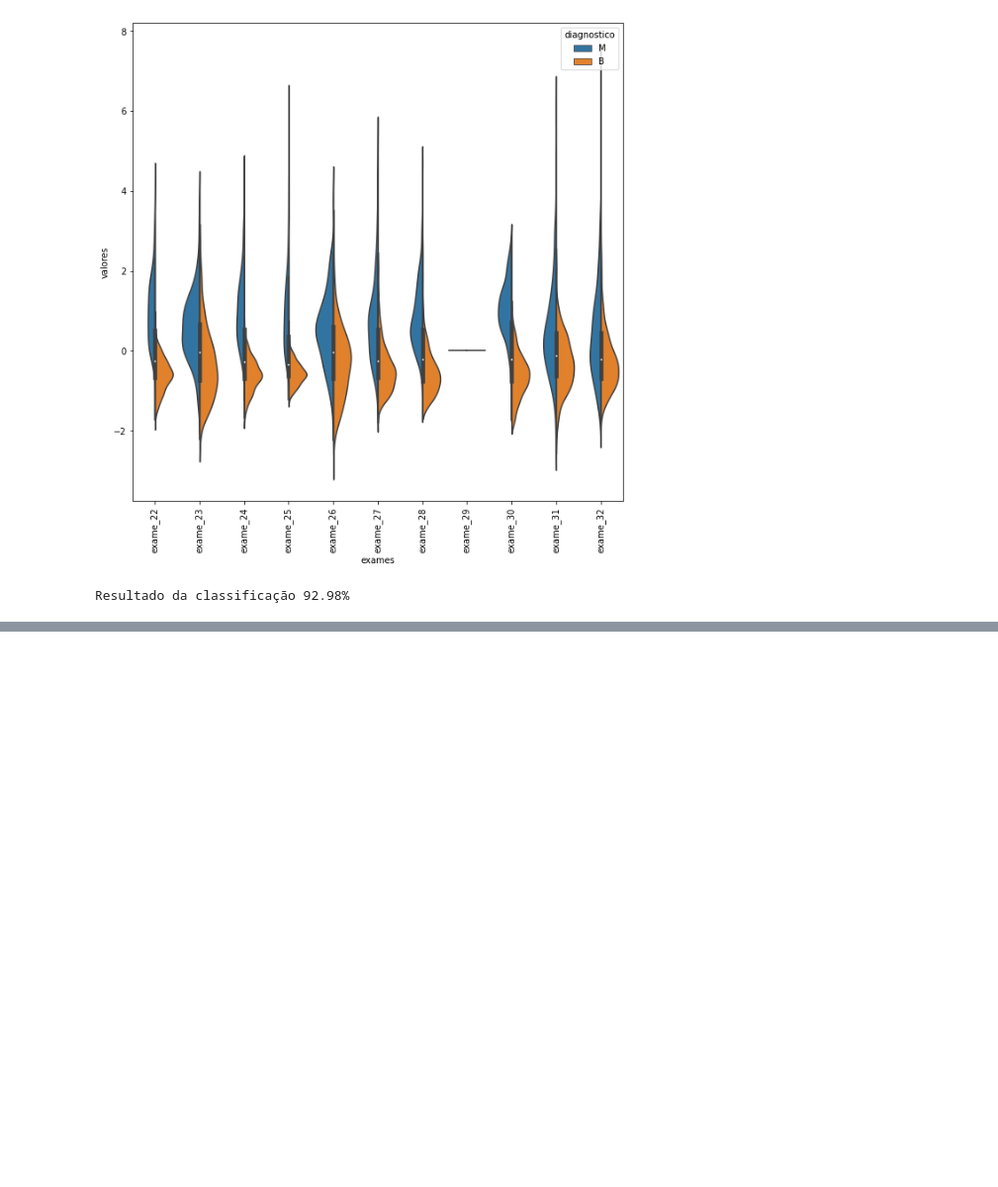
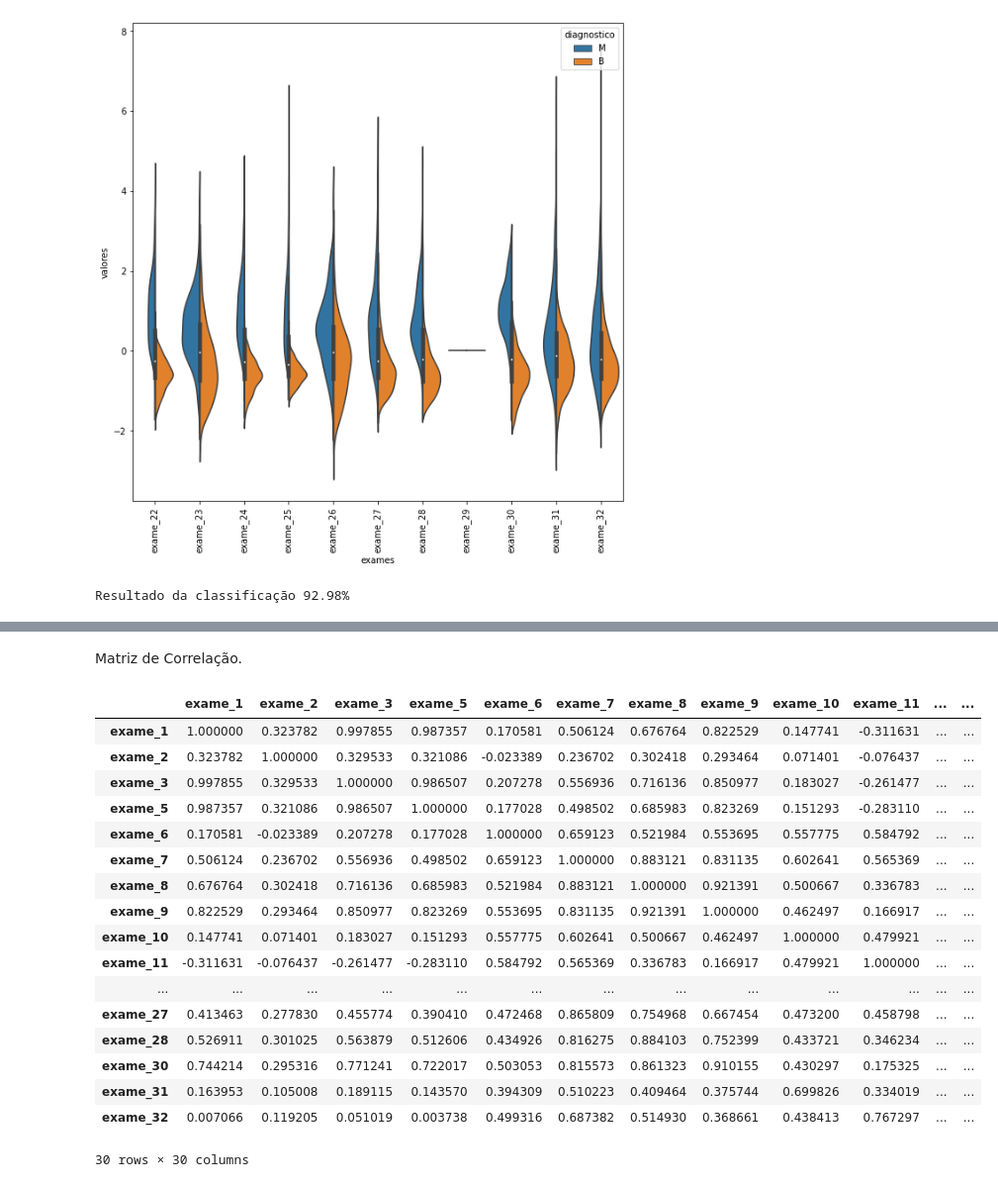
Before and after one commit to gustavocastrow/alura-machine-learning, a Jupyter notebook: machine-learning-lidando-com-dados-de-muitas-dimensões/alura_care.ipynb, the cells around one changed output, grey strips where cells are left out. Shown at 99% size. Drawn from its saved outputs; the diff is of its cells as text; code cells hidden in the pictures; blank space fills up the shorter version.

```diff
--- a/machine-learning-lidando-com-dados-de-muitas-dimensões/alura_care.ipynb
+++ b/machine-learning-lidando-com-dados-de-muitas-dimensões/alura_care.ipynb
@@ -173,0 +190,23 @@ Resultado da classificação 92.98%
+# %% [markdown]
+Matriz de Correlação.
+# %%
+valores_exames_v3.corr()
+# %% [output]
+|  | exame_1 | exame_2 | exame_3 | exame_5 | exame_6 | exame_7 | exame_8 | exame_9 | exame_10 | exame_11 | ... | ... |
+| exame_1 | 1.000000 | 0.323782 | 0.997855 | 0.987357 | 0.170581 | 0.506124 | 0.676764 | 0.822529 | 0.147741 | -0.311631 | ... | ... |
+| exame_2 | 0.323782 | 1.000000 | 0.329533 | 0.321086 | -0.023389 | 0.236702 | 0.302418 | 0.293464 | 0.071401 | -0.076437 | ... | ... |
+| exame_3 | 0.997855 | 0.329533 | 1.000000 | 0.986507 | 0.207278 | 0.556936 | 0.716136 | 0.850977 | 0.183027 | -0.261477 | ... | ... |
+| exame_5 | 0.987357 | 0.321086 | 0.986507 | 1.000000 | 0.177028 | 0.498502 | 0.685983 | 0.823269 | 0.151293 | -0.283110 | ... | ... |
+| exame_6 | 0.170581 | -0.023389 | 0.207278 | 0.177028 | 1.000000 | 0.659123 | 0.521984 | 0.553695 | 0.557775 | 0.584792 | ... | ... |
+| exame_7 | 0.506124 | 0.236702 | 0.556936 | 0.498502 | 0.659123 | 1.000000 | 0.883121 | 0.831135 | 0.602641 | 0.565369 | ... | ... |
+| exame_8 | 0.676764 | 0.302418 | 0.716136 | 0.685983 | 0.521984 | 0.883121 | 1.000000 | 0.921391 | 0.500667 | 0.336783 | ... | ... |
+| exame_9 | 0.822529 | 0.293464 | 0.850977 | 0.823269 | 0.553695 | 0.831135 | 0.921391 | 1.000000 | 0.462497 | 0.166917 | ... | ... |
+| exame_10 | 0.147741 | 0.071401 | 0.183027 | 0.151293 | 0.557775 | 0.602641 | 0.500667 | 0.462497 | 1.000000 | 0.479921 | ... | ... |
+| exame_11 | -0.311631 | -0.076437 | -0.261477 | -0.283110 | 0.584792 | 0.565369 | 0.336783 | 0.166917 | 0.479921 | 1.000000 | ... | ... |
+| ... | ... | ... | ... | ... | ... | ... | ... | ... | ... | ... | ... | ... |
+| exame_27 | 0.413463 | 0.277830 | 0.455774 | 0.390410 | 0.472468 | 0.865809 | 0.754968 | 0.667454 | 0.473200 | 0.458798 | ... | ... |
+| exame_28 | 0.526911 | 0.301025 | 0.563879 | 0.512606 | 0.434926 | 0.816275 | 0.884103 | 0.752399 | 0.433721 | 0.346234 | ... | ... |
+| exame_30 | 0.744214 | 0.295316 | 0.771241 | 0.722017 | 0.503053 | 0.815573 | 0.861323 | 0.910155 | 0.430297 | 0.175325 | ... | ... |
+| exame_31 | 0.163953 | 0.105008 | 0.189115 | 0.143570 | 0.394309 | 0.510223 | 0.409464 | 0.375744 | 0.699826 | 0.334019 | ... | ... |
+| exame_32 | 0.007066 | 0.119205 | 0.051019 | 0.003738 | 0.499316 | 0.687382 | 0.514930 | 0.368661 | 0.438413 | 0.767297 | ... | ... |
+30 rows × 30 columns
```
Also changed, not shown: parts of 12 cells of this notebook, 1 other file.
